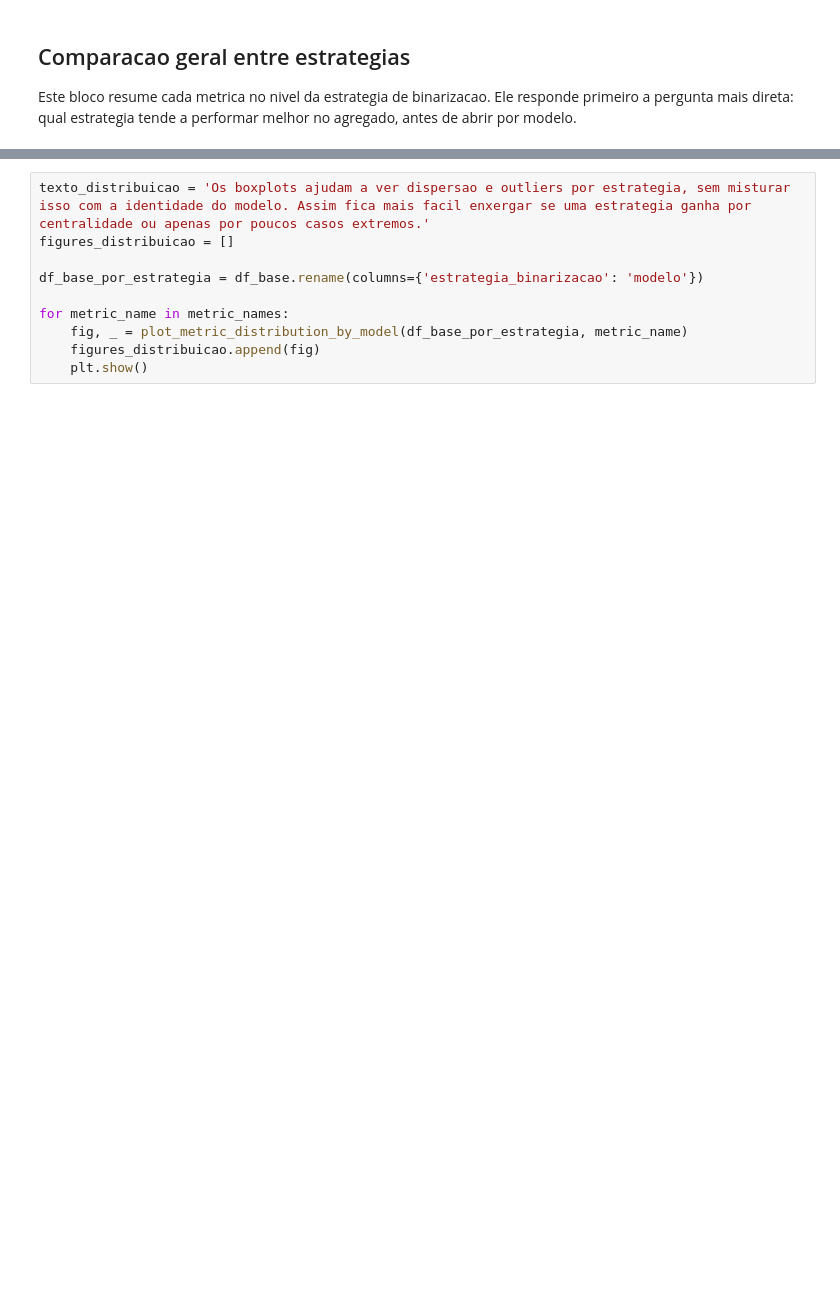
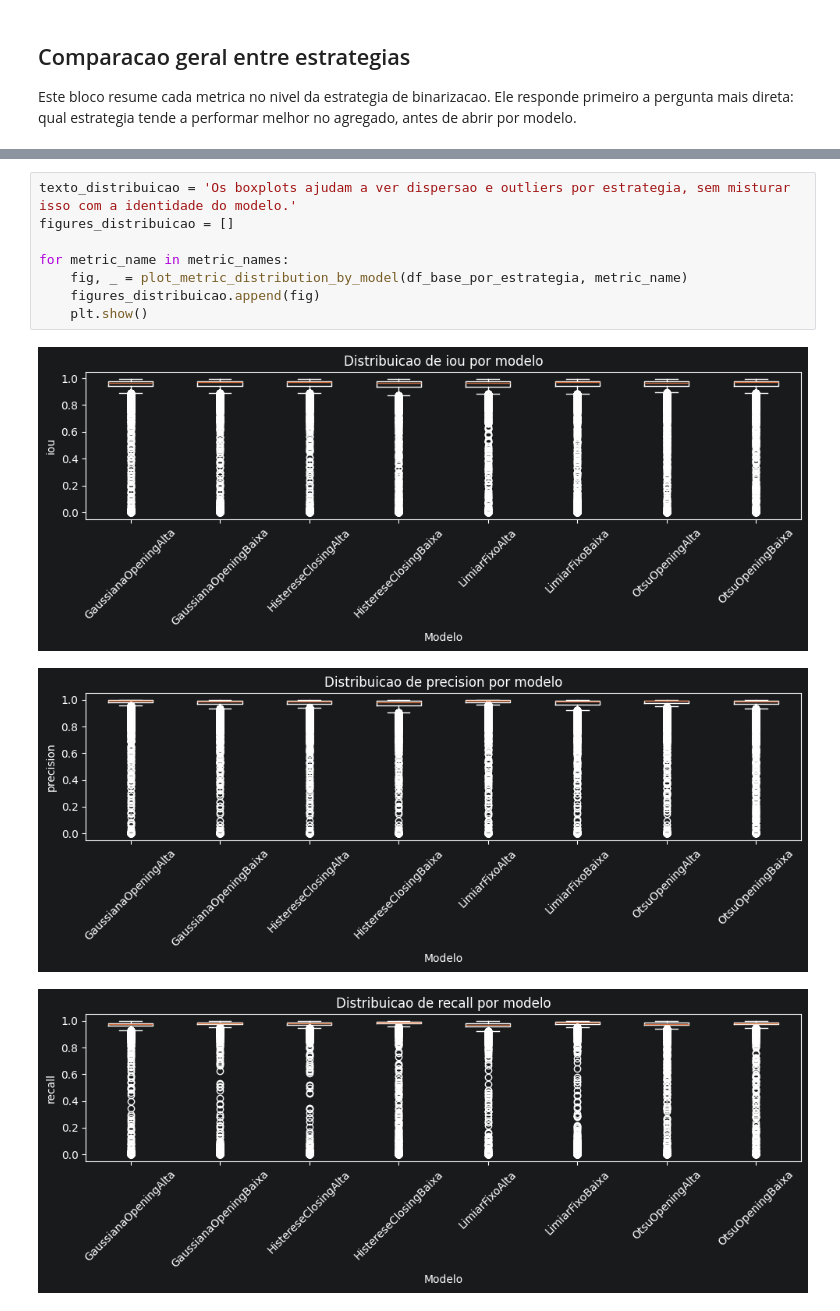
Before and after one commit to Victor-Saraiva-P/Projeto-bufalos, a Jupyter notebook: notebooks/07_visualizacao_segmentacao_binarizada.ipynb, the cells around one changed output, grey strips where cells are left out. Drawn from its saved outputs; the diff is of its cells as text; blank space fills up the shorter version.

```diff
--- a/notebooks/07_visualizacao_segmentacao_binarizada.ipynb
+++ b/notebooks/07_visualizacao_segmentacao_binarizada.ipynb
@@ -94,10 +136,12 @@ Os boxplots ajudam a ver dispersao e outliers por estrategia, sem misturar isso
 # %%
-texto_distribuicao = 'Os boxplots ajudam a ver dispersao e outliers por estrategia, sem misturar isso com a identidade do modelo. Assim fica mais facil enxergar se uma estrategia ganha por centralidade ou apenas por poucos casos extremos.'
+texto_distribuicao = 'Os boxplots ajudam a ver dispersao e outliers por estrategia, sem misturar isso com a identidade do modelo.'
 figures_distribuicao = []
-
-df_base_por_estrategia = df_base.rename(columns={'estrategia_binarizacao': 'modelo'})
 
 for metric_name in metric_names:
     fig, _ = plot_metric_distribution_by_model(df_base_por_estrategia, metric_name)
     figures_distribuicao.append(fig)
     plt.show()
+# %% [output]
+[figure, added]
+[figure, added]
+[figure, added]
```
Also changed, not shown: parts of 21 cells of this notebook, 53 other files.
